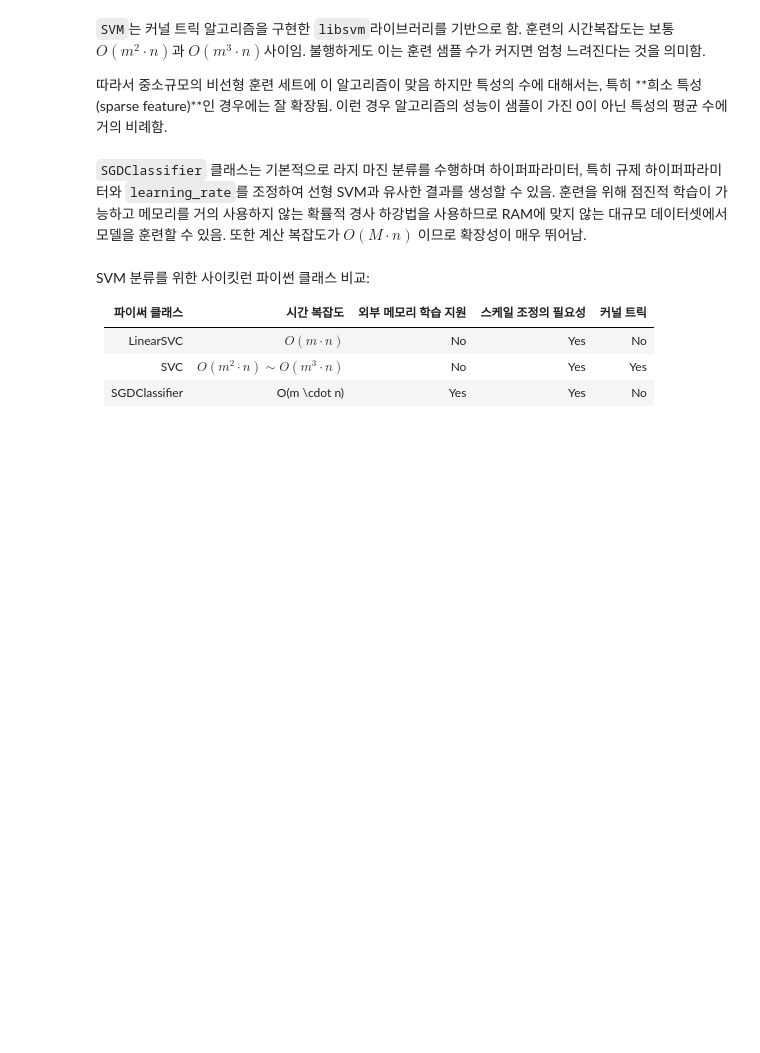
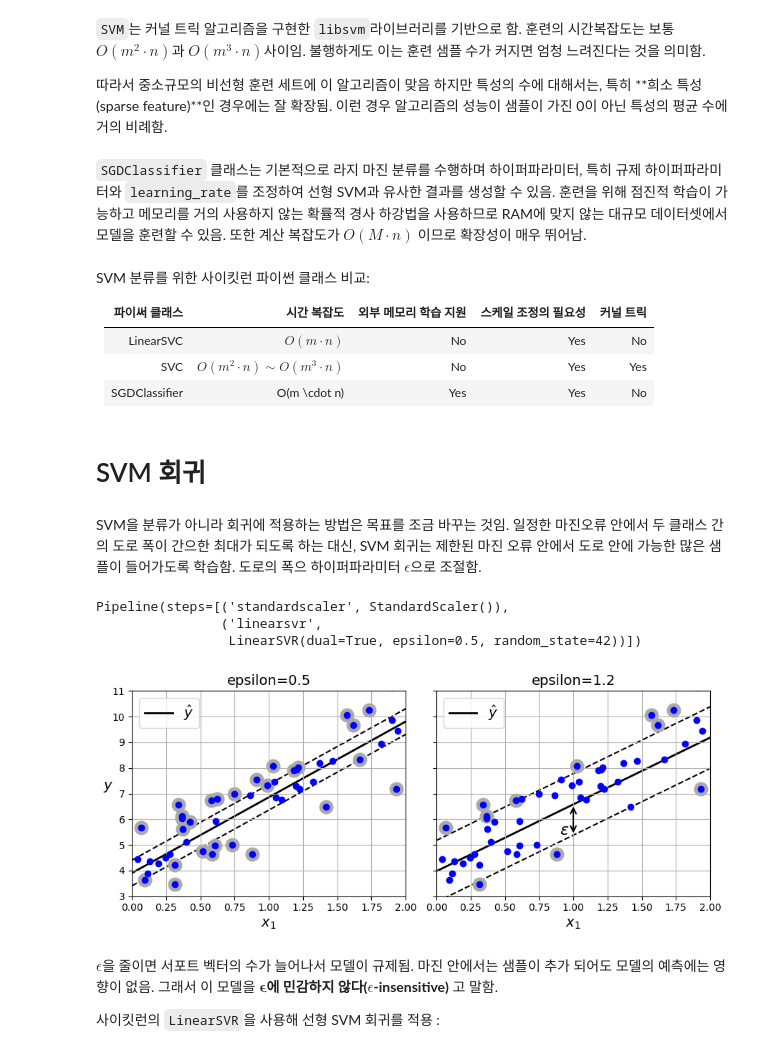
Before and after one commit to doyeon789/Study-AI, a Jupyter notebook: Hands-On ML3 Practice/05_support_vector_machines/05_support_vector_machines.ipynb, the cells around one changed output. Drawn from its saved outputs; the diff is of its cells as text; code cells hidden in the pictures; blank space fills up the shorter version.

```diff
--- a/Hands-On ML3 Practice/05_support_vector_machines/05_support_vector_machines.ipynb
+++ b/Hands-On ML3 Practice/05_support_vector_machines/05_support_vector_machines.ipynb
@@ -569,3 +569,76 @@ SVM 분류를 위한 사이킷런 파이썬 클래스 비교:
 |LinearSVC|$O(m \cdot n)$|No|Yes|No|
 |SVC|$O(m^2 \cdot n) \sim O(m^3 \cdot n)$|No|Yes|Yes|
 |SGDClassifier|O(m \cdot n)|Yes|Yes|No|
+# %% [markdown]
+# SVM 회귀
+# %% [markdown]
+SVM을 분류가 아니라 회귀에 적용하는 방법은 목표를 조금 바꾸는 것임. 일정한 마진오류 안에서 두 클래스 간의 도로 폭이 간으한 최대가 되도록 하는 대신, SVM 회귀는 제한된 마진 오류 안에서 도로 안에 가능한 많은 샘플이 들어가도록 학습함. 도로의 폭으 하이퍼파라미터 $\epsilon$으로 조절함.
+# %%
+from sklearn.svm import LinearSVR
+
+np.random.seed(42)
+X = 2 * np.random.rand(50, 1)
+y = 4 + 3 * X[:, 0] + np.random.randn(50)
+
+svm_reg = make_pipeline(StandardScaler(),
+                        LinearSVR(epsilon=0.5, dual=True, random_state=42))
+svm_reg.fit(X, y)
+# %% [output]
+Pipeline(steps=[('standardscaler', StandardScaler()),
+                ('linearsvr',
+                 LinearSVR(dual=True, epsilon=0.5, random_state=42))])
+# %%
+def find_support_vectors(svm_reg, X, y):
+    y_pred = svm_reg.predict(X)
+    epsilon = svm_reg[-1].epsilon
+    off_margin = np.abs(y - y_pred) >= epsilon
+    return np.argwhere(off_margin)
+
+def plot_svm_regression(svm_reg, X, y, axes):
+    x1s = np.linspace(axes[0], axes[1], 100).reshape(100, 1)
+    y_pred = svm_reg.predict(x1s)
+    epsilon = svm_reg[-1].epsilon
+    plt.plot(x1s, y_pred, "k-", linewidth=2, label=r"$\hat{y}$", zorder=-2)
+    plt.plot(x1s, y_pred + epsilon, "k--", zorder=-2)
+    plt.plot(x1s, y_pred - epsilon, "k--", zorder=-2)
+    plt.scatter(X[svm_reg._support], y[svm_reg._support], s=180,
+                facecolors='#AAA', zorder=-1)
+    plt.plot(X, y, "bo")
+    plt.xlabel("$x_1$")
+    plt.legend(loc="upper left")
+    plt.axis(axes)
+
+svm_reg2 = make_pipeline(StandardScaler(),
+                         LinearSVR(epsilon=1.2, dual=True, random_state=42))
+svm_reg2.fit(X, y)
+
+svm_reg._support = find_support_vectors(svm_reg, X, y)
+svm_reg2._support = find_support_vectors(svm_reg2, X, y)
+
+eps_x1 = 1
+eps_y_pred = svm_reg2.predict([[eps_x1]])
+
+fig, axes = plt.subplots(ncols=2, figsize=(9, 4), sharey=True)
+plt.sca(axes[0])
+plot_svm_regression(svm_reg, X, y, [0, 2, 3, 11])
+plt.title(f"epsilon={svm_reg[-1].epsilon}")
+plt.ylabel("$y$", rotation=0)
+plt.grid()
+plt.sca(axes[1])
+plot_svm_regression(svm_reg2, X, y, [0, 2, 3, 11])
+plt.title(f"epsilon={svm_reg2[-1].epsilon}")
+plt.annotate(
+        '', xy=(eps_x1, eps_y_pred), xycoords='data',
+        xytext=(eps_x1, eps_y_pred - svm_reg2[-1].epsilon),
+        textcoords='data', arrowprops={'arrowstyle': '<->', 'linewidth': 1.5}
+    )
+plt.text(0.90, 5.4, r"$\epsilon$", fontsize=16)
+plt.grid()
+save_fig("svm_regression_plot")
+plt.show()
+# %% [output]
+[figure, added]
+# %% [markdown]
+$\epsilon$을 줄이면 서포트 벡터의 수가 늘어나서 모델이 규제됨. 마진 안에서는 샘플이 추가 되어도 모델의 예측에는 영향이 없음. 그래서 이 모델을 **$\boldsymbol{\epsilon}$에 민감하지 않다($\epsilon$-insensitive)** 고 말함.
+
+사이킷런의 `LinearSVR`을 사용해 선형 SVM 회귀를 적용 :
```
Also changed, not shown: parts of 4 cells of this notebook, 2 other files.
